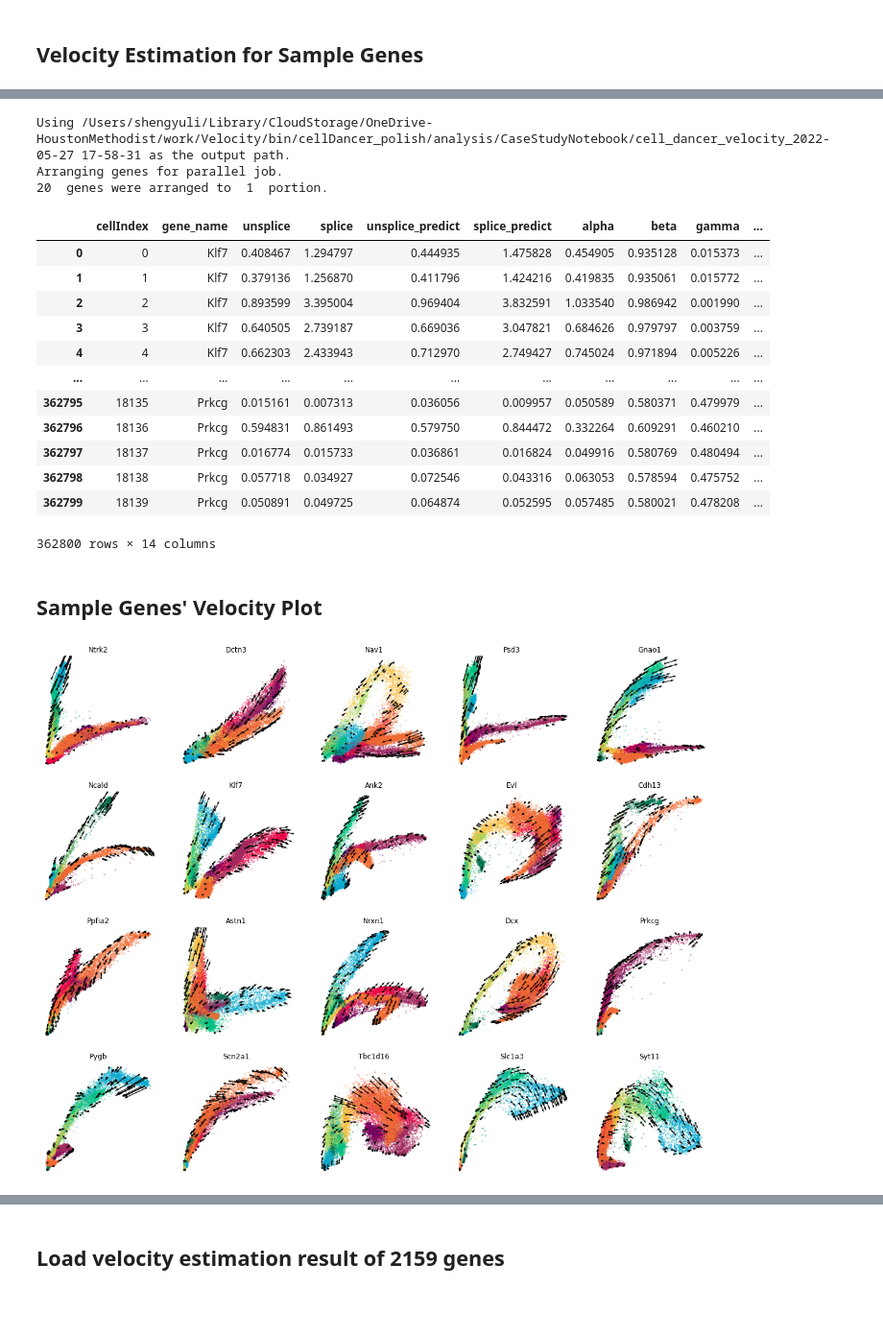
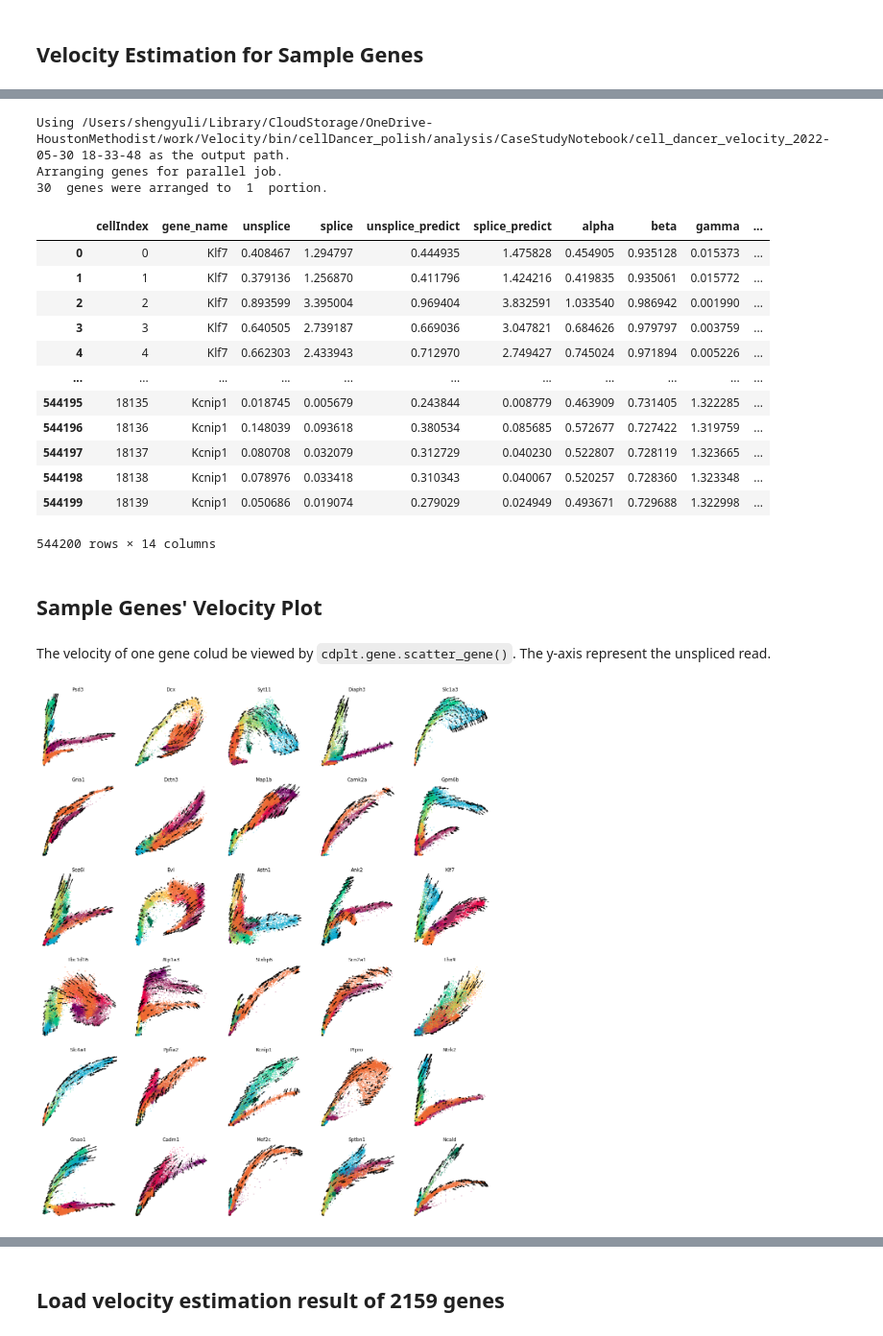
Before and after one commit to GuangyuWangLab2021/cellDancer, a Jupyter notebook: analysis/CaseStudyNotebook/Neuro_main_function-pre_sl_wq_para_renamed.ipynb, the cells around one changed output, grey strips where cells are left out. Shown at 96% size. Saved outputs shown, nothing was run; the diff lists cells and outputs as text; code cells hidden in the pictures; blank space fills up the shorter version.

````diff
--- a/analysis/CaseStudyNotebook/Neuro_main_function-pre_sl_wq_para_renamed.ipynb
+++ b/analysis/CaseStudyNotebook/Neuro_main_function-pre_sl_wq_para_renamed.ipynb
@@ -30,7 +42,7 @@ from celldancer.embedding_kinetic_para import embedding
 # %%
 %autoreload 2
 
-cell_type_u_s_path="/Users/shengyuli/Library/CloudStorage/OneDrive-HoustonMethodist/work/Velocity/data/velocyto/neuro/result_detailcsv/test_speed/epoch200check_n10Ratio0.1autoDTrueautoNFalsep3binTruejob40/cell_dancer_velocity_2022-05-26 19-21-01/celldancer_estimation.csv"
+cell_type_u_s_path="/Users/shengyuli/Library/CloudStorage/OneDrive-HoustonMethodist/work/Velocity/data/raw_data/DentateGyrus.csv"
 #cell_type_u_s_path='/Users/wanglab/Documents/ShengyuLi/Velocity/data/raw_data/DentateGyrus.csv'
 #cell_type_u_s_path='/Users/chen.weiqing/code/celldancer/DentateGyrus.csv'
 cell_type_u_s=pd.read_csv(cell_type_u_s_path)
@@ -52,8 +67,8 @@ cell_type_u_s
 # %%
 %autoreload 2
 
-max_epoches=200
-check_val_every_n_epoch=10
+max_epoches=200#200
+check_val_every_n_epoch=10#10
 patience=3
 permutation_ratio=0.1
 speed_up=True
@@ -62,13 +77,14 @@ norm_cell_distribution=False
 n_jobs=8
 save_path=None
 
-gene_list=['Ntrk2','Dctn3','Nav1','Psd3',\
-           'Gnao1','Ncald','Klf7','Ank2',\
-           'Evl','Cdh13','Ppfia2','Astn1',\
-           'Nrxn1','Dcx','Prkcg','Pygb','Scn2a1',\
-            'Tbc1d16','Slc1a3','Syt11']
-#gene_list=['Dcx','Ntrk2']
+# no deleted
+gene_list=['Klf7', 'Scn2a1', 'Tmem163', 'Gnao1', 'Grm7', 'Dctn3', 'Plppr4', 'Shisa9', 'Pak3', 'Camk4', 'Evl', 'Slc24a2', 'Atp1a3', 'Dcx', 'Foxk2', 'Slc24a3', 'Gabrg3', 'Slc4a4', 'Prkag2', 'Nrxn1', 'Gpm6b', 'Fads2', 'Anks1b', 'Sfxn5', 'Ppfia2', 'Stxbp6', 'Ank2', 'Rgma', 'Gria1', 'Ablim1', 'Psd3', 'Ntrk2', 'Ncald', 'Abca1', 'Slc1a3', 'Hepacam', 'Spock3', 'Unc80', 'Nsf', 'Rims1', 'Astn1', 'Cdh9', 'Cdh13', 'Map1b', 'Camk2a', 'Dlgap1', 'Syt11', 'Sptbn1', 'Tbc1d16', 'Cadm1', 'Nav1', 'Sphkap', 'Prkcg', 'Ptpro', 'Adam23', 'Raver2', 'Pcsk2', 'Sez6l', 'Diaph3', 'Adgrb3', 'Kcnip1', 'Ppp3ca']
 
+# kept 20
+gene_list=['Klf7', 'Syt11', 'Gnao1', 'Dctn3', 'Gpm6b', 'Stxbp6', 'Dcx', 'Psd3', 'Ntrk2', 'Ncald', 'Slc1a3', 'Astn1', 'Camk2a', 'Evl','Tbc1d16', 'Cadm1', 'Kcnip1', 'Ptpro', 'Sez6l', 'Diaph3',]
+
+# 30
+gene_list=['Psd3', 'Dcx', 'Syt11', 'Diaph3', 'Slc1a3', 'Gria1', 'Dctn3', 'Map1b', 'Camk2a', 'Gpm6b', 'Sez6l', 'Evl', 'Astn1', 'Ank2', 'Klf7', 'Tbc1d16', 'Atp1a3', 'Stxbp6', 'Scn2a1', 'Lhx9', 'Slc4a4', 'Ppfia2', 'Kcnip1', 'Ptpro', 'Ntrk2', 'Gnao1', 'Cadm1', 'Mef2c', 'Sptbn1', 'Ncald']
 # Velocity Estimation
 loss_df, cellDancer_df=velocity(cell_type_u_s,\
                                          gene_list=gene_list,\
@@ -83,9 +99,9 @@ loss_df, cellDancer_df=velocity(cell_type_u_s,\
                                          save_path=save_path)
 cellDancer_df
 # %% [output]
-Using /Users/shengyuli/Library/CloudStorage/OneDrive-HoustonMethodist/work/Velocity/bin/cellDancer_polish/analysis/CaseStudyNotebook/cell_dancer_velocity_2022-05-27 17-58-31 as the output path.
+Using /Users/shengyuli/Library/CloudStorage/OneDrive-HoustonMethodist/work/Velocity/bin/cellDancer_polish/analysis/CaseStudyNotebook/cell_dancer_velocity_2022-05-30 18-33-48 as the output path.
 Arranging genes for parallel job.
-20  genes were arranged to  1  portion.
+30  genes were arranged to  1  portion.
 |  | cellIndex | gene_name | unsplice | splice | unsplice_predict | splice_predict | alpha | beta | gamma | ... |
 | 0 | 0 | Klf7 | 0.408467 | 1.294797 | 0.444935 | 1.475828 | 0.454905 | 0.935128 | 0.015373 | ... |
 | 1 | 1 | Klf7 | 0.379136 | 1.256870 | 0.411796 | 1.424216 | 0.419835 | 0.935061 | 0.015772 | ... |
@@ -93,53 +109,47 @@ Arranging genes for parallel job.
 | 3 | 3 | Klf7 | 0.640505 | 2.739187 | 0.669036 | 3.047821 | 0.684626 | 0.979797 | 0.003759 | ... |
 | 4 | 4 | Klf7 | 0.662303 | 2.433943 | 0.712970 | 2.749427 | 0.745024 | 0.971894 | 0.005226 | ... |
 | ... | ... | ... | ... | ... | ... | ... | ... | ... | ... | ... |
-| 362795 | 18135 | Prkcg | 0.015161 | 0.007313 | 0.036056 | 0.009957 | 0.050589 | 0.580371 | 0.479979 | ... |
-| 362796 | 18136 | Prkcg | 0.594831 | 0.861493 | 0.579750 | 0.844472 | 0.332264 | 0.609291 | 0.460210 | ... |
-| 362797 | 18137 | Prkcg | 0.016774 | 0.015733 | 0.036861 | 0.016824 | 0.049916 | 0.580769 | 0.480494 | ... |
-| 362798 | 18138 | Prkcg | 0.057718 | 0.034927 | 0.072546 | 0.043316 | 0.063053 | 0.578594 | 0.475752 | ... |
-| 362799 | 18139 | Prkcg | 0.050891 | 0.049725 | 0.064874 | 0.052595 | 0.057485 | 0.580021 | 0.478208 | ... |
+| 544195 | 18135 | Kcnip1 | 0.018745 | 0.005679 | 0.243844 | 0.008779 | 0.463909 | 0.731405 | 1.322285 | ... |
+| 544196 | 18136 | Kcnip1 | 0.148039 | 0.093618 | 0.380534 | 0.085685 | 0.572677 | 0.727422 | 1.319759 | ... |
+| 544197 | 18137 | Kcnip1 | 0.080708 | 0.032079 | 0.312729 | 0.040230 | 0.522807 | 0.728119 | 1.323665 | ... |
+| 544198 | 18138 | Kcnip1 | 0.078976 | 0.033418 | 0.310343 | 0.040067 | 0.520257 | 0.728360 | 1.323348 | ... |
+| 544199 | 18139 | Kcnip1 | 0.050686 | 0.019074 | 0.279029 | 0.024949 | 0.493671 | 0.729688 | 1.322998 | ... |
-362800 rows × 14 columns
+544200 rows × 14 columns
 # %% [markdown]
 ## Sample Genes' Velocity Plot
+# %% [markdown]
+The velocity of one gene colud be viewed by ```cdplt.gene.scatter_gene()```. The y-axis represent the unspliced read.
 # %%
 %autoreload 2
 
-gene_list=["Ank","Abcc8","Sulf2","Tcp11","Nfib","Ppp3ca",
-        "Rbfox3","Cdk1","Gng12","Map1b","Cpe",
-        "Gnao1","Pcsk2","Tmem163","Pak3","Wfdc15b",
-        "Nnat","Anxa4","Actn4","Btbd17","Dcdc2a",
-        "Adk","Smoc1","Mapre3","Pim2","Tspan7",
-        "Top2a","Rap1b"]
-gene_list=['Ntrk2','Dctn3','Nav1','Psd3',\
-           'Gnao1','Ncald','Klf7','Ank2',\
-           'Evl','Cdh13','Ppfia2','Astn1',\
-           'Nrxn1','Dcx','Prkcg','Pygb','Scn2a1',\
-            'Tbc1d16','Slc1a3','Syt11']
-#gene_list=['Dcx','Ntrk2']
+# gene_list=list(cellDancer_df[cellDancer_df.gene_name.isin(gene_list)]['gene_name'].drop_duplicates())
 
 ncols=5
 
 height=math.ceil(len(gene_list)/ncols)*4
 fig = plt.figure(figsize=(20,height))
 
 for i in range(len(gene_list)):
     ax = fig.add_subplot(math.ceil(len(gene_list)/ncols), ncols, i+1)
     cdplt.gene.scatter_gene(
         ax=ax,
         x='splice',
         y='unsplice',
         cellDancer_df=cellDancer_df,
         custom_xlim=None,
         custom_ylim=None,
         colors=colormap.colormap_neuro,
         alpha=0.5,
         s = 5,
         velocity=True,
         gene=gene_list[i])
 
     ax.set_title(gene_list[i])
     ax.axis('off')
+plt.savefig('/Users/shengyuli/Library/CloudStorage/OneDrive-HoustonMethodist/work/Velocity/data/velocyto/neuro/result_detailcsv/test_speed/epoch200check_n10Ratio0.1autoDTrueautoNFalsep3binFalsejob40/cell_dancer_velocity_2022-05-27 18-24-50/storyboard/30_sample_genes_8njob.pdf')
+# plt.savefig('/Users/shengyuli/Library/CloudStorage/OneDrive-HoustonMethodist/work/Velocity/data/velocyto/neuro/result_detailcsv/test_speed/epoch200check_n10Ratio0.1autoDTrueautoNFalsep3binFalsejob40/cell_dancer_velocity_2022-05-27 18-24-50/storyboard/Evl_genes.pdf')
+
 
 plt.show()
 # %% [output]
-[figure, old version]
+[figure, new version]
````
Also changed, not shown: parts of 22 cells of this notebook.
